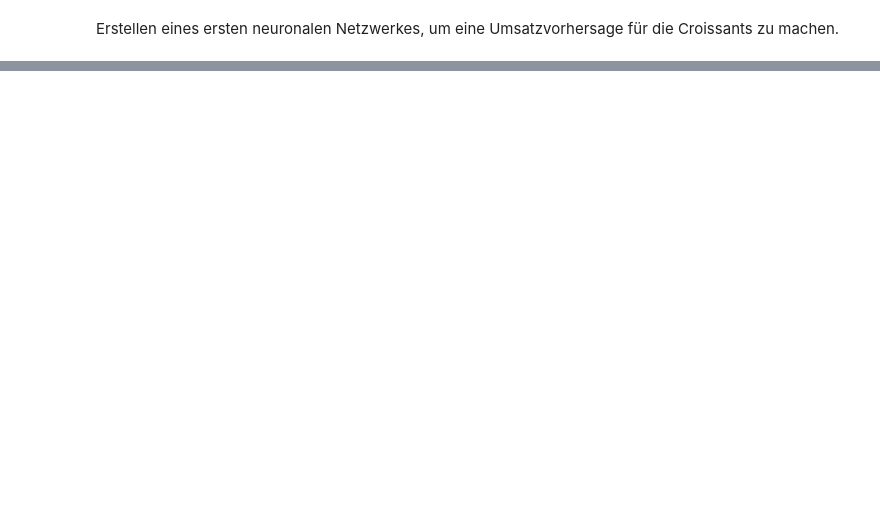
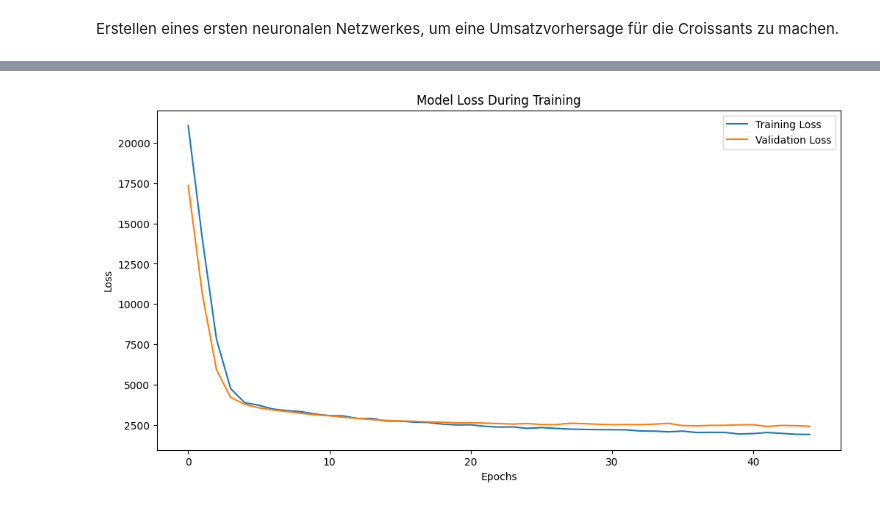
Before and after one commit to jul-mar/bakery_sales_prediction, a Jupyter notebook: 3_Model/03_Barbara/Croissant_model.ipynb, the cells around one changed output, grey strips where cells are left out. Cells and saved outputs as stored; diff of their text form; code cells hidden in the pictures; blank space fills up the shorter version.

```diff
--- a/3_Model/03_Barbara/Croissant_model.ipynb
+++ b/3_Model/03_Barbara/Croissant_model.ipynb
@@ -60,0 +171,12 @@ ModuleNotFoundError: No module named 'numpy.typing'
+# %%
+#plot the curves only after the first few epochs to get a better look at the trends
+plt.figure(figsize=(12, 6))
+plt.plot(history.history['loss'][5:], label='Training Loss')
+plt.plot(history.history['val_loss'][5:], label='Validation Loss')
+plt.title('Model Loss During Training')
+plt.xlabel('Epochs')
+plt.ylabel('Loss')
+plt.legend()
+plt.show()
+# %% [output]
+[figure, added]
```
Also changed, not shown: parts of 11 cells of this notebook, 8 other files.
